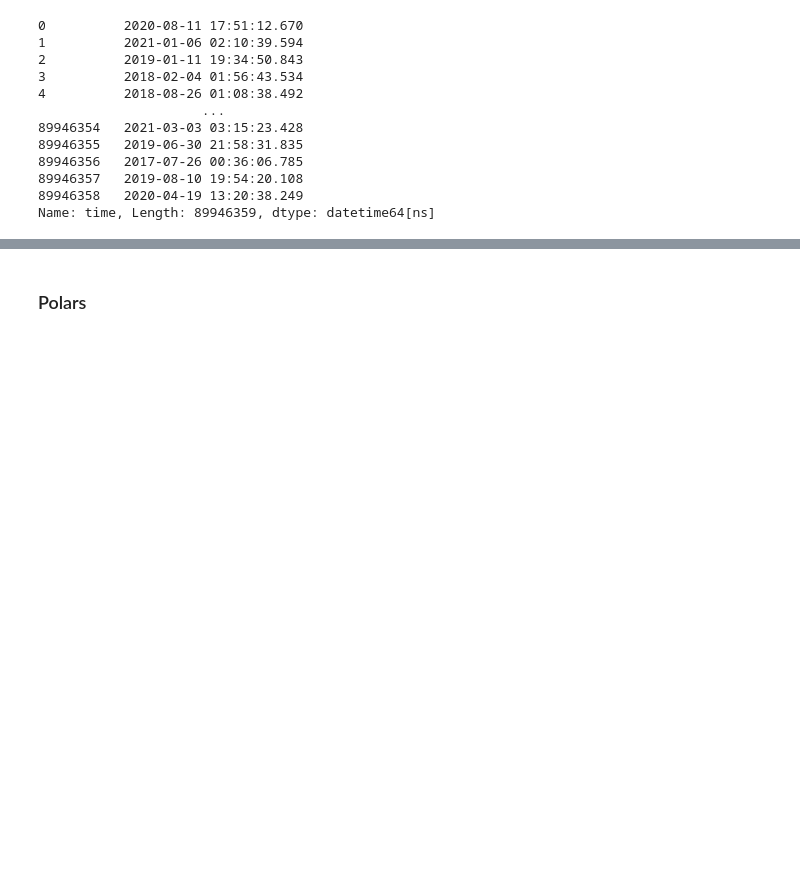
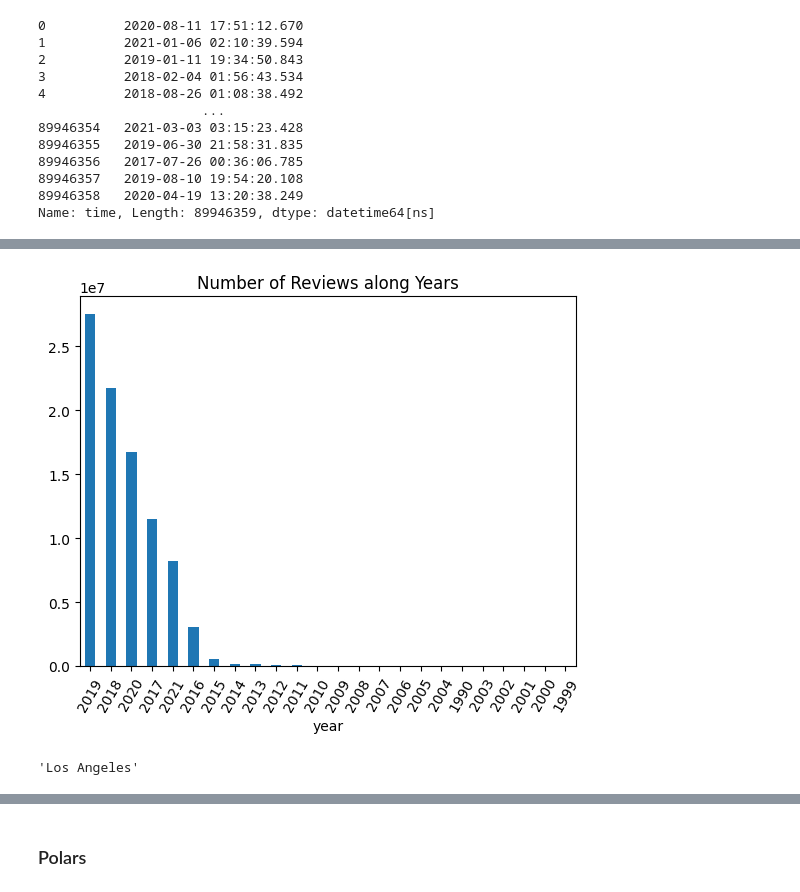
Before and after one commit to melodiromero/Google-Yelp, a Jupyter notebook: Sprint-1/Yelp/etl_eda.ipynb, the cells around one changed output, grey strips where cells are left out. Saved outputs shown, nothing was run; the diff lists cells and outputs as text; code cells hidden in the pictures; blank space fills up the shorter version.

```diff
--- a/Sprint-1/Yelp/etl_eda.ipynb
+++ b/Sprint-1/Yelp/etl_eda.ipynb
@@ -110,0 +230,2 @@ Y solo demoro 9.8 segundos convertir 89,946,359 registros. Esto convence que pya
+# %%
+google_reviews_df.drop(["pics", "resp"], axis=1, inplace=True)
@@ -110,0 +236,8 @@ Y solo demoro 9.8 segundos convertir 89,946,359 registros. Esto convence que pya
+# %%
+google_reviews_df["year"] = google_reviews_df["time"].dt.year
+# %%
+google_reviews_df["year"] = google_reviews_df["year"].convert_dtypes(dtype_backend="pyarrow")
+# %%
+google_reviews_df["year"].value_counts().plot(kind="bar", rot=60, title="Number of Reviews along Years");
+# %% [output]
+[figure, added]
@@ -110,0 +257,4 @@ Y solo demoro 9.8 segundos convertir 89,946,359 registros. Esto convence que pya
+# %%
+reverse_geocode(34.018891, -118.21529).split(",")[2].strip()
+# %% [output]
+'Los Angeles'
```
Also changed, not shown: parts of 18 cells of this notebook.
